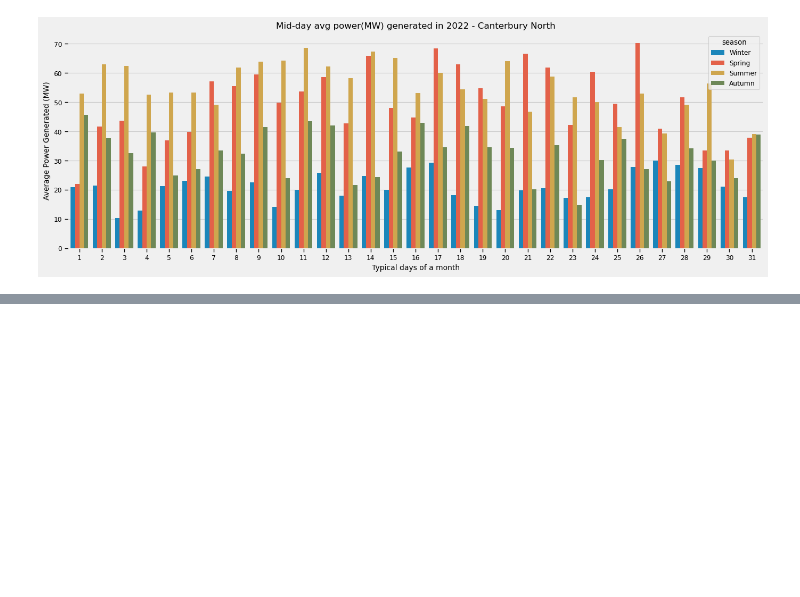
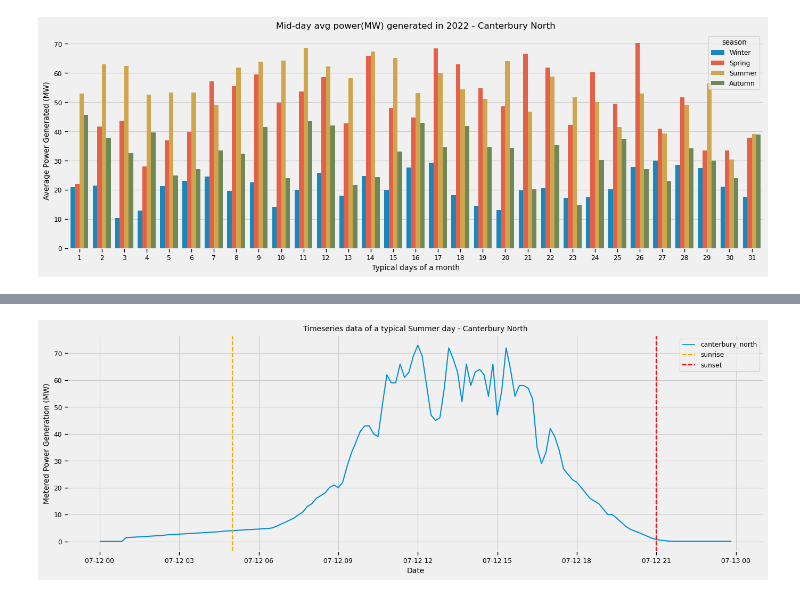
Before and after one commit to openclimatefix/pv-solar-farm-forecasting, a Jupyter notebook: ukpn/scripts/ukpn_dashboard_report.ipynb, the cells around one changed output, grey strips where cells are left out. Saved outputs shown, nothing was run; the diff lists cells and outputs as text; code cells hidden in the pictures; blank space fills up the shorter version.

```diff
--- a/ukpn/scripts/ukpn_dashboard_report.ipynb
+++ b/ukpn/scripts/ukpn_dashboard_report.ipynb
@@ -336,3 +404,11 @@ plt.show
+# %%
+plotting_singledays(
+    original_df = summer_df,
+    sunrise_time = summer_sunrise,
+    sunset_time = summer_sunset,
+    plt_title = "Timeseries data of a typical Summer day - Canterbury North")
+# %% [output]
+[figure, added]
 # %%
 # Interpolating the negative values in the data frame
 
```
Also changed, not shown: parts of 8 cells of this notebook.
